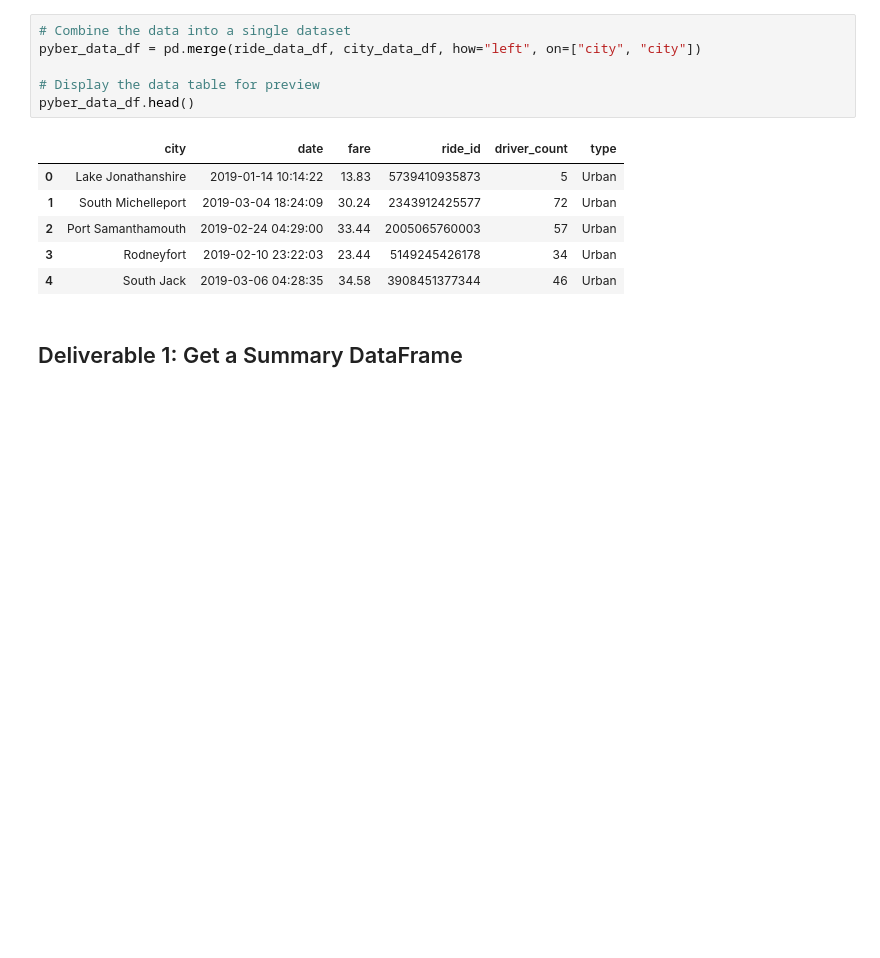
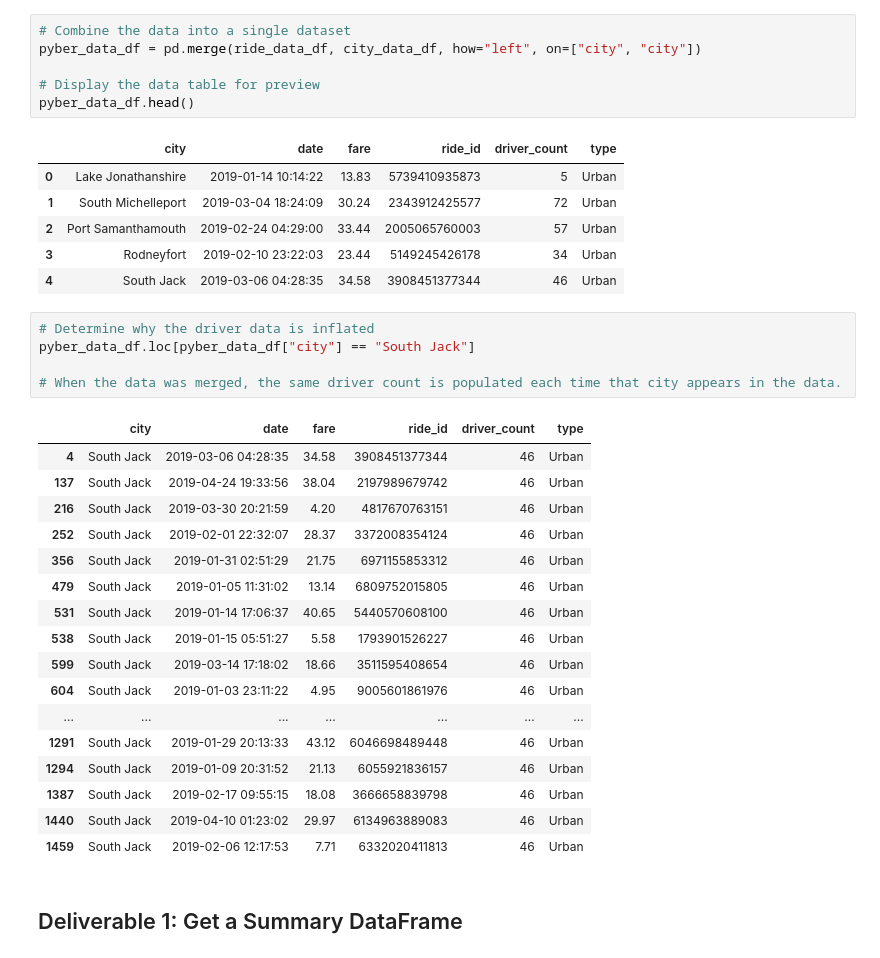
Before and after one commit to RexBas90/PyBer_Analysis, a Jupyter notebook: PyBer_Challenge.ipynb, the cells around one changed output. Drawn from its saved outputs; the diff is of its cells as text; blank space fills up the shorter version.

```diff
--- a/PyBer_Challenge.ipynb
+++ b/PyBer_Challenge.ipynb
@@ -31,6 +31,29 @@ pyber_data_df.head()
 | 2 | Port Samanthamouth | 2019-02-24 04:29:00 | 33.44 | 2005065760003 | 57 | Urban |
 | 3 | Rodneyfort | 2019-02-10 23:22:03 | 23.44 | 5149245426178 | 34 | Urban |
 | 4 | South Jack | 2019-03-06 04:28:35 | 34.58 | 3908451377344 | 46 | Urban |
+# %%
+# Determine why the driver data is inflated
+pyber_data_df.loc[pyber_data_df["city"] == "South Jack"]
+
+# When the data was merged, the same driver count is populated each time that city appears in the data.
+# %% [output]
+|  | city | date | fare | ride_id | driver_count | type |
+| 4 | South Jack | 2019-03-06 04:28:35 | 34.58 | 3908451377344 | 46 | Urban |
+| 137 | South Jack | 2019-04-24 19:33:56 | 38.04 | 2197989679742 | 46 | Urban |
+| 216 | South Jack | 2019-03-30 20:21:59 | 4.20 | 4817670763151 | 46 | Urban |
+| 252 | South Jack | 2019-02-01 22:32:07 | 28.37 | 3372008354124 | 46 | Urban |
+| 356 | South Jack | 2019-01-31 02:51:29 | 21.75 | 6971155853312 | 46 | Urban |
+| 479 | South Jack | 2019-01-05 11:31:02 | 13.14 | 6809752015805 | 46 | Urban |
+| 531 | South Jack | 2019-01-14 17:06:37 | 40.65 | 5440570608100 | 46 | Urban |
+| 538 | South Jack | 2019-01-15 05:51:27 | 5.58 | 1793901526227 | 46 | Urban |
+| 599 | South Jack | 2019-03-14 17:18:02 | 18.66 | 3511595408654 | 46 | Urban |
+| 604 | South Jack | 2019-01-03 23:11:22 | 4.95 | 9005601861976 | 46 | Urban |
+| ... | ... | ... | ... | ... | ... | ... |
+| 1291 | South Jack | 2019-01-29 20:13:33 | 43.12 | 6046698489448 | 46 | Urban |
+| 1294 | South Jack | 2019-01-09 20:31:52 | 21.13 | 6055921836157 | 46 | Urban |
+| 1387 | South Jack | 2019-02-17 09:55:15 | 18.08 | 3666658839798 | 46 | Urban |
+| 1440 | South Jack | 2019-04-10 01:23:02 | 29.97 | 6134963889083 | 46 | Urban |
+| 1459 | South Jack | 2019-02-06 12:17:53 | 7.71 | 6332020411813 | 46 | Urban |
 # %% [markdown]
 ## Deliverable 1: Get a Summary DataFrame
 # %%
```
Also changed, not shown: parts of 21 cells of this notebook, 3 other files.
